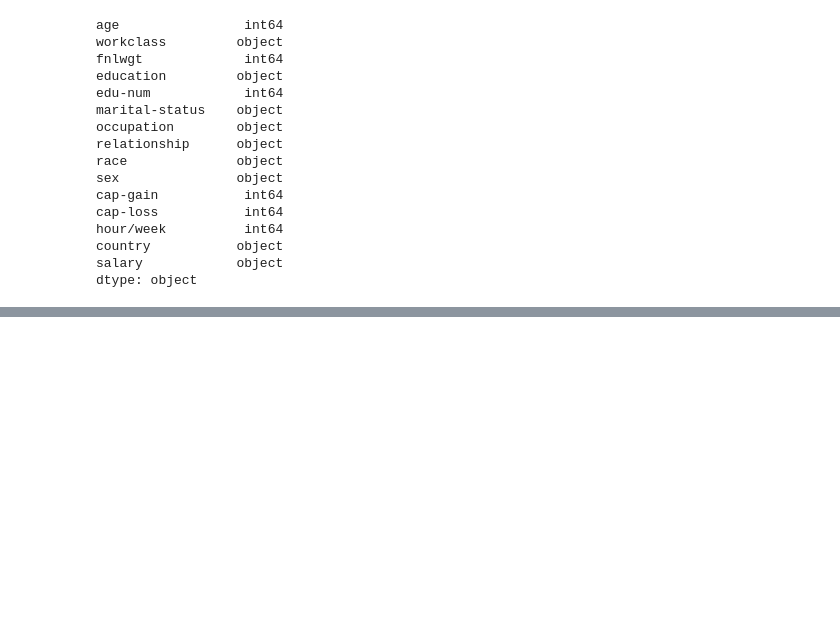
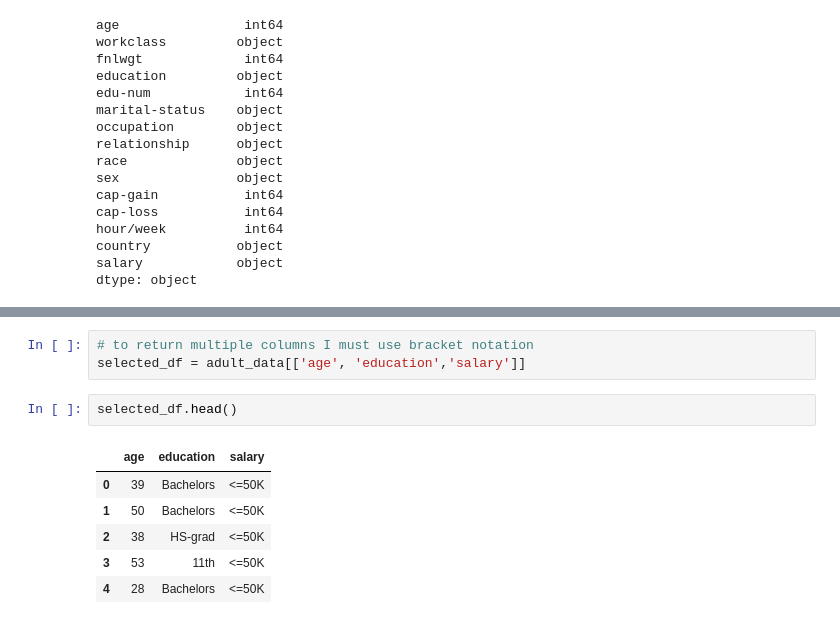
Before and after one commit to michaelballard7/pandasSandbox, a Jupyter notebook: dataFrames.ipynb, the cells around one changed output, grey strips where cells are left out. Cells and saved outputs as stored; diff of their text form; blank space fills up the shorter version.

```diff
--- a/dataFrames.ipynb
+++ b/dataFrames.ipynb
@@ -115,0 +203,12 @@ adult_data.info
+# %%
+# to return multiple columns I must use bracket notation
+selected_df = adult_data[['age', 'education','salary']]
+# %%
+selected_df.head()
+# %% [output]
+|  | age | education | salary |
+| 0 | 39 | Bachelors | <=50K |
+| 1 | 50 | Bachelors | <=50K |
+| 2 | 38 | HS-grad | <=50K |
+| 3 | 53 | 11th | <=50K |
+| 4 | 28 | Bachelors | <=50K |
```
Also changed, not shown: parts of 28 cells of this notebook, 1 other file.
